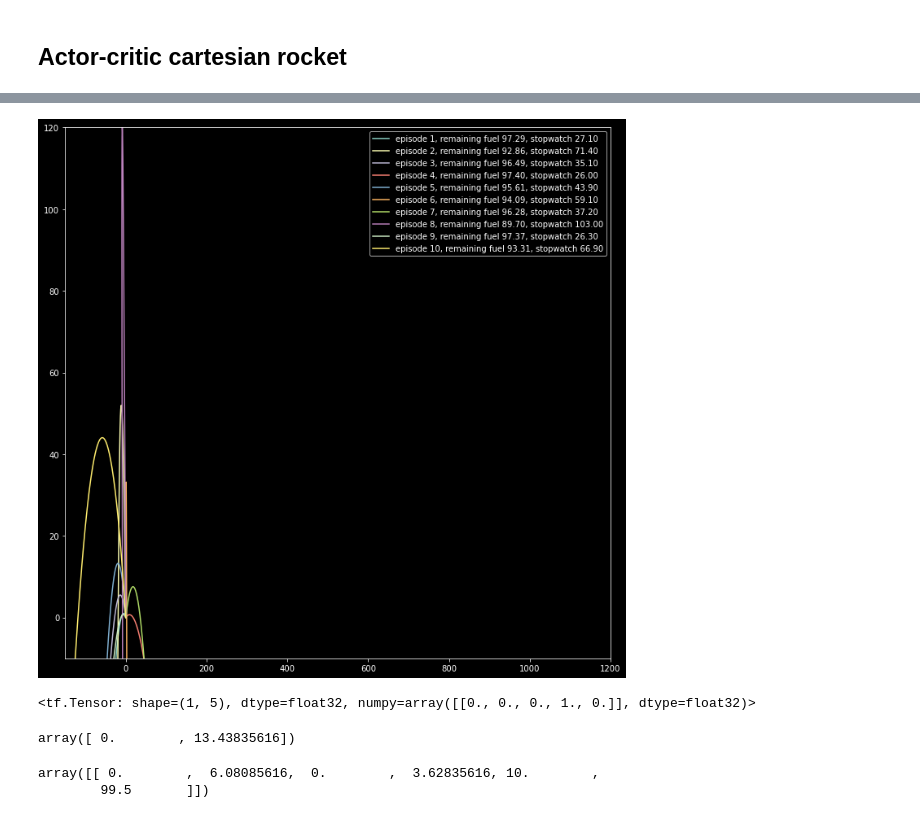
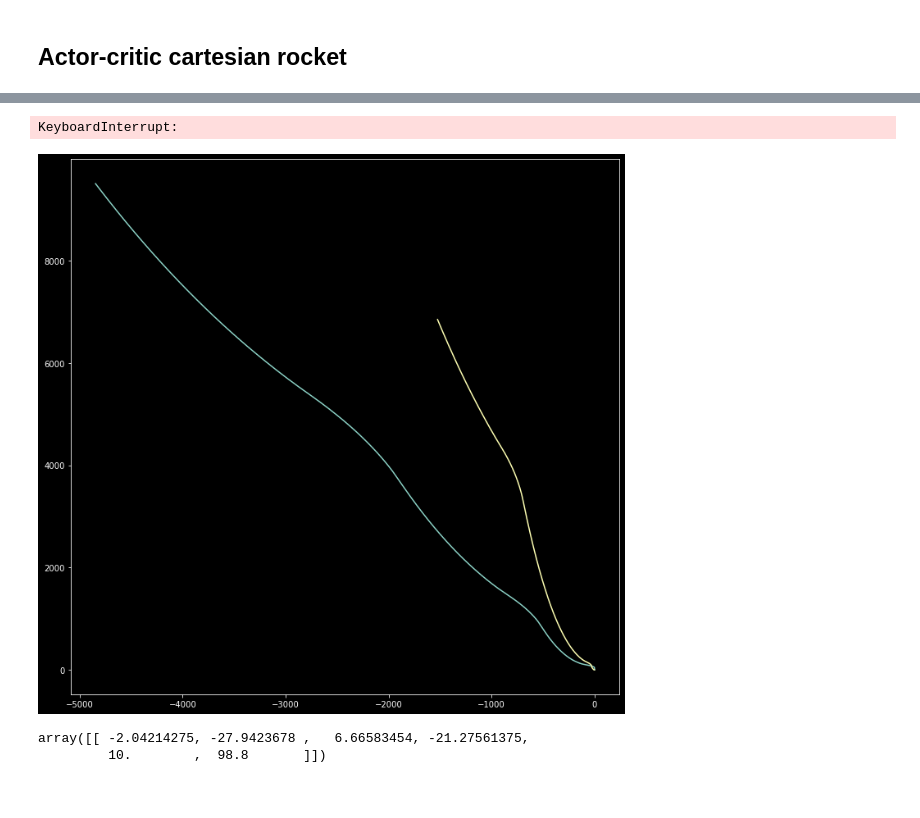
Before and after one commit to dtersegno/cannon, a Jupyter notebook: actor_critic_cartesian_rocket.ipynb, the cells around one changed output, grey strips where cells are left out. Drawn from its saved outputs; the diff is of its cells as text; code cells hidden in the pictures.

```diff
--- a/actor_critic_cartesian_rocket.ipynb
+++ b/actor_critic_cartesian_rocket.ipynb
@@ -156,8 +155,8 @@ Trainable params: 1,478
 Non-trainable params: 0
 __________________________________________________________________________________________________
 # %%
-target_vel = np.array([25., 0.])
-target_alt = 60.
+target_vel = np.array([100., 10.])
+target_alt = np.array([-60.])
 
 #gives error values for the velocity and altitude
 def calculate_errors(rocket_state, target_velocity = target_vel, target_altitude = target_alt):
@@ -172,8 +171,8 @@ seed = 2022
 rng = np.random.default_rng(seed)
 
 
-gamma = 0.99
-max_simulation_time = 60*2 #seconds
+gamma = 0.5
+max_simulation_time = 60*1 #seconds
 eps = np.finfo(np.float32).eps.item()
 
 
@@ -198,7 +197,7 @@ rewards_history = []
 
 # # is_learning_rate_decaying = False
 # # # is_learning_rate_decaying = True
-learning_rate_start = 0.00001
+# learning_rate_start = 0.001
 # # learning_rate_end = 0.0001
 
 # if is_learning_rate_decaying:
@@ -208,10 +207,11 @@ learning_rate_start = 0.00001
 
 
 
-optimizer = tf.optimizers.Adam(learning_rate = learning_rate_start,
-                              beta_1=0.999,
-                              beta_2=0.9,
-                              amsgrad=True)
+optimizer = tf.optimizers.Adam(learning_rate =.01)
+#                               beta_1=0.999,
+#                               beta_2=0.9,
+#                                epsilon=1e-06,
+#                               amsgrad=False)
 
 # optimizer = tf.optimizers.Adam(learning_rate = learning_rate_start, beta_1 = learning_rate_decay)
 
@@ -219,8 +219,8 @@ optimizer = tf.optimizers.Adam(learning_rate = learning_rate_start,
 # number of episodes
 ############################
 
-num_episodes = 10
-episode_update_period = 1
+num_episodes = 100
+episode_update_period = 10
 episode_count = 0
 
 
@@ -230,7 +230,7 @@ episode_count = 0
 plt.figure(figsize = (12,12))
 
 for epoch in range(num_episodes):
-    rkt = cartesian_rocket(g= 0.1)
+    rkt = cartesian_rocket()
     rkt.velocity = (rng.random(2)-np.array([0.5,0.]))*5
     starting_state = np.array([rkt.position, rkt.velocity, [rkt.dry_mass, rkt.wet_mass]])
     starting_state = np.reshape(starting_state, (1,6))
@@ -239,7 +239,7 @@ for epoch in range(num_episodes):
     episode_reward = 0
 
     with tf.GradientTape() as tape:
-        while not rkt.is_crashed(ground_level = -25.) and rkt.stopwatch <= max_simulation_time:
+        while not rkt.is_crashed(ground_level = -25.) and rkt.stopwatch < max_simulation_time:
 
             action_probs, critic_value = model(state)
             critic_value_history.append(critic_value[0,0])
@@ -247,17 +247,17 @@ for epoch in range(num_episodes):
             action = rng.choice(num_actions, p = np.squeeze(action_probs))
             action_probs_history.append(tf.math.log(action_probs[0, action]))
 
-            #fire in the appropriate direction unless the action is number 5: coast
+            #fire in the appropriate direction unless the action is number 0: coast
             if action == 0:
-                pass
+                accel = np.array([0.,0.])
             else:
-                rkt.fire(action)
+                accel = rkt.fire(action)
 
             state = rkt.advance()
 
             velocity_error, altitude_error = calculate_errors(state)
-            total_error = velocity_error+altitude_error#-0.1*rkt.stopwatch
-            total_reward = total_error #100000.-total_error
+            total_error = velocity_error+altitude_error-1*rkt.stopwatch
+            total_reward = -total_error #100000.-total_error
             rewards_history.append(total_reward)
             episode_reward += total_reward
 
@@ -277,12 +277,15 @@ for epoch in range(num_episodes):
         actor_losses = []
         critic_losses = []
         for log_prob, critic_reward, true_reward in history:
+            abs_diff = abs(true_reward - critic_reward)
 #             diff = true_reward - critic_reward
 #             actor_losses.append(-log_prob*abs_diff)
             critic_loss = huber(tf.expand_dims(critic_reward, 0), tf.expand_dims(true_reward,0))
             critic_losses.append(
                 critic_loss
             )
+            actor_loss = -log_prob*abs_diff
+#             actor_loss = -log_prob*diff
             actor_loss = -log_prob*critic_loss
             actor_losses.append(actor_loss)
         loss_value = sum(actor_losses) + sum(critic_losses)
@@ -292,8 +295,8 @@ for epoch in range(num_episodes):
 
     episode_count += 1
     if episode_count % episode_update_period == 0:
-        template = 'average loss: {:.2f}/sec at episode {}, rocket lasted {:.1f} sec'
-        print(template.format(loss_value/rkt.stopwatch, episode_count, rkt.stopwatch))
+        template = 'average loss: {:.2f}/sec at episode {}, rocket lasted {:.1f} sec, last action {}, last accel {}'
+        print(template.format(loss_value/rkt.stopwatch, episode_count, rkt.stopwatch, action, accel))
 #         model.save(f'./actor_critic_rocket_models/model_{episode_count}.tf')
         rkt.plot_trajectory(label='episode {}, remaining fuel {:.2f}, stopwatch {:.1f}'.format(episode_count,rkt.wet_mass,rkt.stopwatch), to_show=False)
 
@@ -302,9 +305,10 @@ for epoch in range(num_episodes):
         action_probs_history.clear()
         critic_value_history.clear()
         rewards_history.clear()
-    if is_learning_rate_decaying:
-        optimizer.learning_rate = optimizer.learning_rate*learning_rate_decay
-plt.xlim(-150, 1200)
-plt.ylim(-10, 120)
+#     if is_learning_rate_decaying:
+#         optimizer.learning_rate = optimizer.learning_rate*learning_rate_decay
+# plt.xlim(-150, 1200)
+# plt.ylim(-10, 120)
+plt.scatter([0], [0], c='red')
 plt.legend();
 # %% [output]
@@ -321,5 +317,2 @@ average loss: 307.781/sec at episode 10, rocket lasted 66.90 sec
+KeyboardInterrupt:
-[figure, old version]
+[figure, new version]
-# %%
-action_probs
-# %% [output]
-<tf.Tensor: shape=(1, 5), dtype=float32, numpy=array([[0., 0., 0., 1., 0.]], dtype=float32)>
@@ -328,9 +319,6 @@ rkt = cartesian_rocket()
-# %%
-rkt.fire(2)
-# %% [output]
-array([ 0.        , 13.43835616])
-# %%
-rkt.advance()
-# %% [output]
-array([[ 0.        ,  6.08085616,  0.        ,  3.62835616, 10.        ,
-        99.5       ]])
+# %%
+rkt.fire(2)
+rkt.advance()
+# %% [output]
+array([[ -2.04214275, -27.9423678 ,   6.66583454, -21.27561375,
+         10.        ,  98.8       ]])
```
Also changed, not shown: parts of 18 cells of this notebook.
